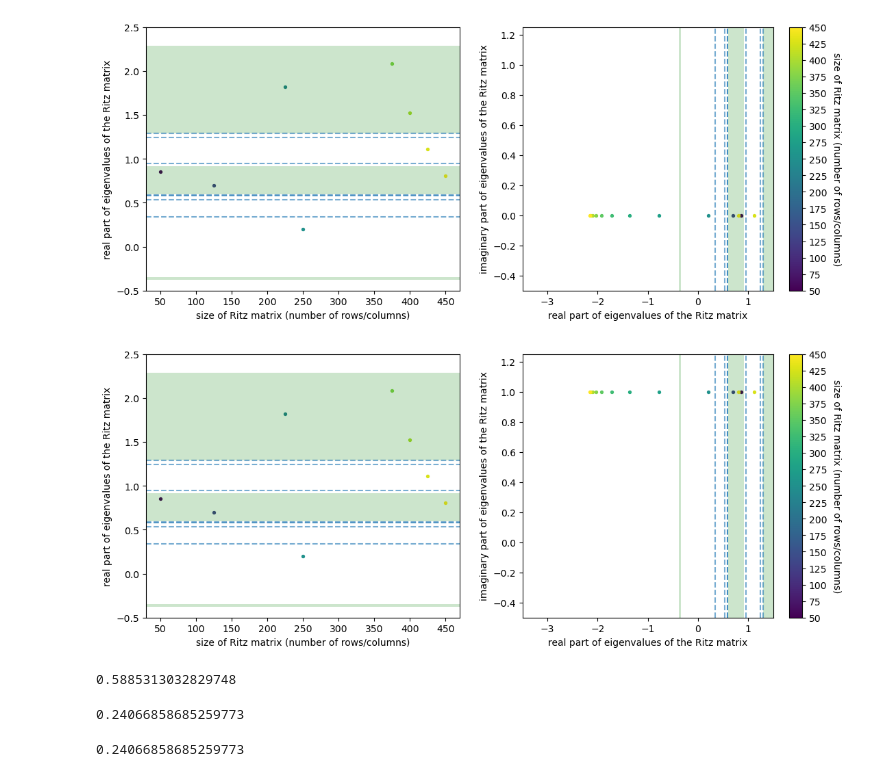
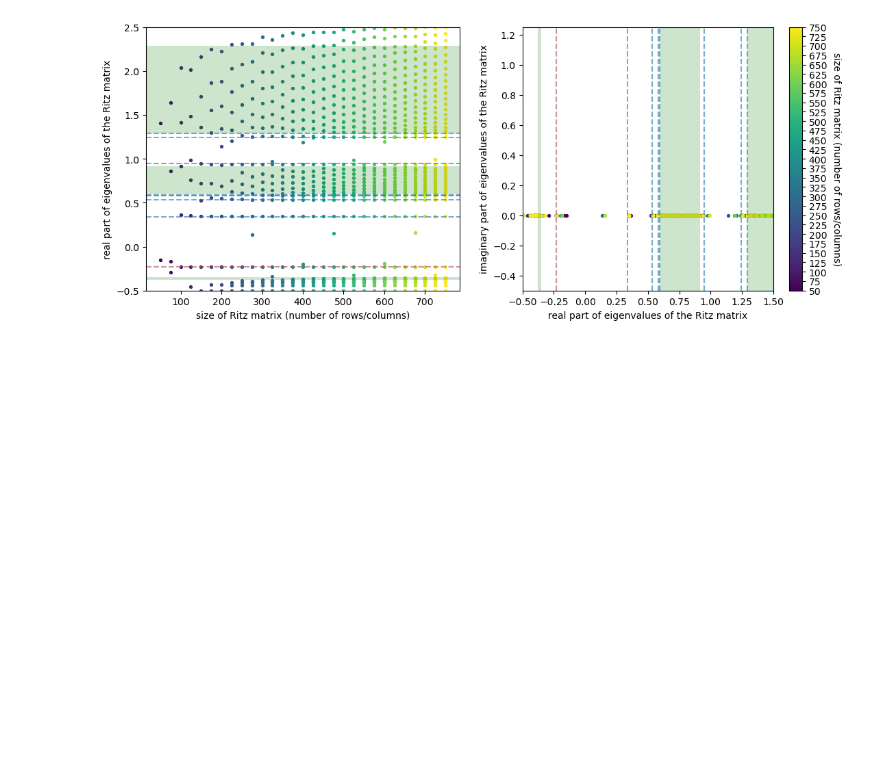
Before and after one commit to alexhroom/thesis, a Jupyter notebook: 30 Code/finite_difference.ipynb, the cells around one changed output. Cells and saved outputs as stored; diff of their text form; code cells hidden in the pictures; blank space fills up the shorter version.

```diff
--- a/30 Code/finite_difference.ipynb
+++ b/30 Code/finite_difference.ipynb
@@ -40,18 +92,15 @@ def plot(ritz_results: dict, dbm=None):
 # %%
 def potential(x):
-    return - 40 / np.exp(x)
+    return np.sin(x) - 40 / (1 + x**2)
 def barrier(x):
     return 1j * (x <= 150)
 # %%
 sl_spec = {}
 sl_spec_dbm = {}
-for i in range(50, 475, 25):
-    sl_spec[i] = sturm_liouville(potential, 1/100, np.pi / 8, i)
-    sl_spec_dbm[i] = sturm_liouville(potential, 1/100, np.pi / 8, i, dbm=barrier)
+for i in range(50, 775, 25):
+    sl_spec[i] = sturm_liouville(potential, 2 * np.pi / 40, np.pi / 8, i)
 # %%
 plot(sl_spec)
-plot(sl_spec_dbm)
 # %% [output]
-[figure, old version]
+[figure, new version]
-[figure, removed]
 # %%
@@ -59,13 +107,0 @@ sp, vc = sturm_liouville(potential, 2 * np.pi / 20, np.pi / 8, 400, vectors=True
-# %%
-sp[47]
-# %% [output]
-0.5885313032829748
-# %%
-sp[27]
-# %% [output]
-0.24066858685259773
-# %%
-sp[398]  # weird intermittent guy
-sp[27]  # good eigenvalue
-# %% [output]
-0.24066858685259773
```
Also changed, not shown: parts of 9 cells of this notebook, 20 other files.
